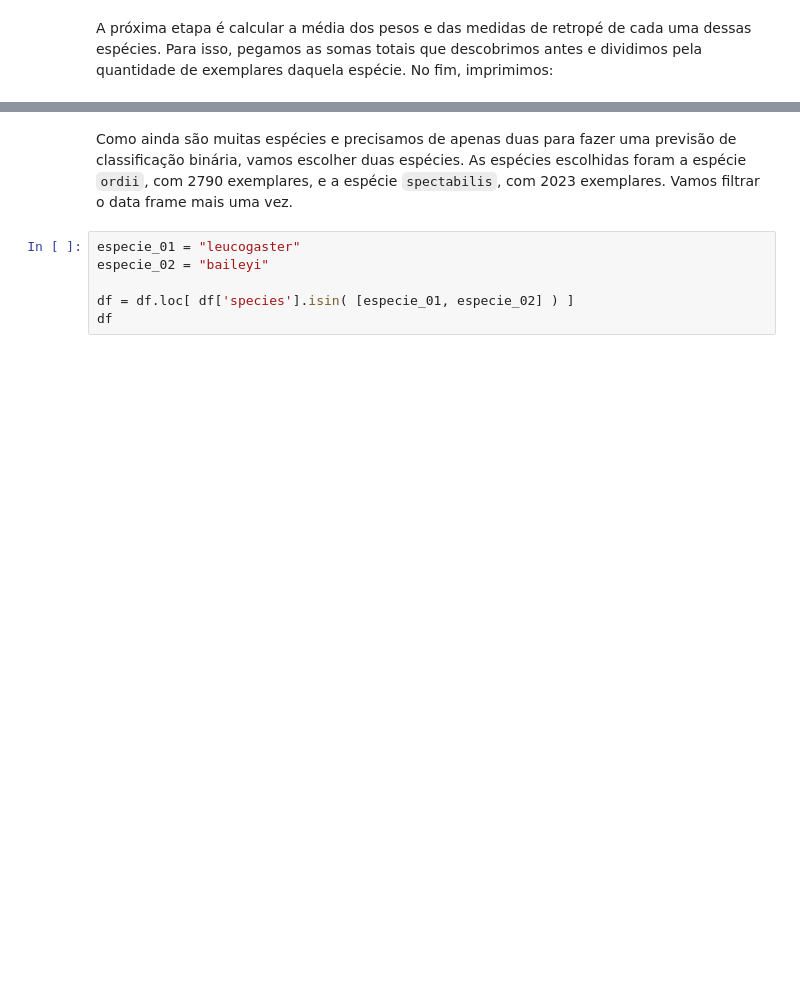
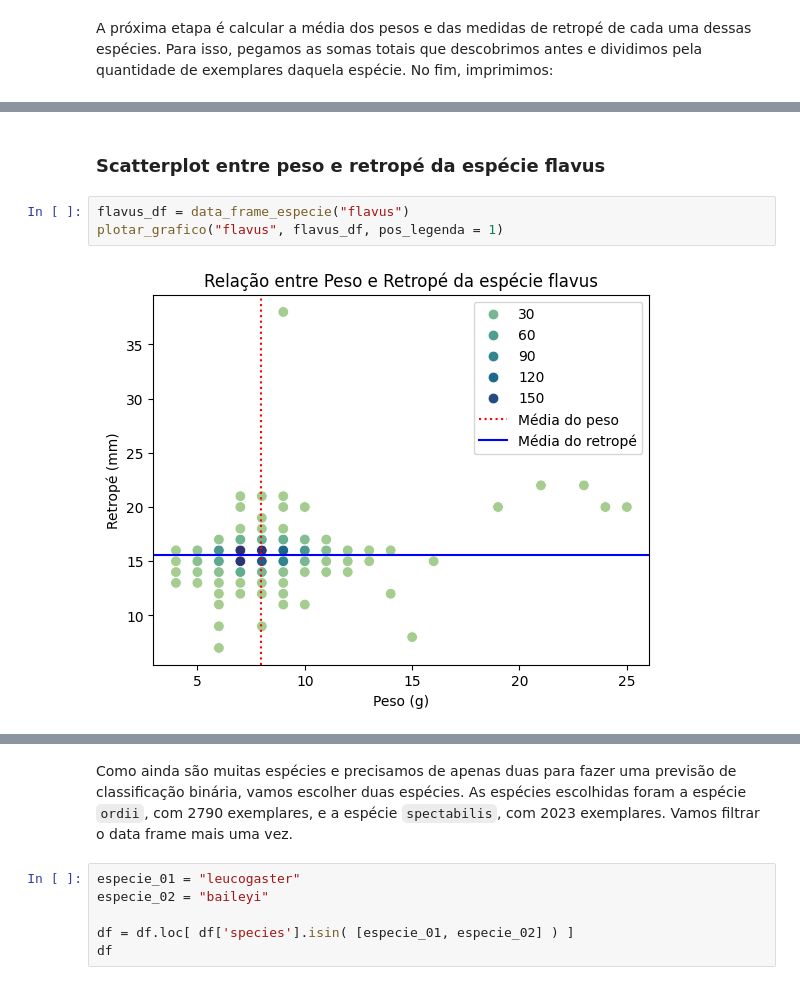
Before and after one commit to helocano/cubo-gelatinoso, a Jupyter notebook: CuboGelatinoso_HeloisaCano.ipynb, the cells around one changed output, grey strips where cells are left out. Drawn from its saved outputs; the diff is of its cells as text; blank space fills up the shorter version.

```diff
--- a/CuboGelatinoso_HeloisaCano.ipynb
+++ b/CuboGelatinoso_HeloisaCano.ipynb
@@ -436,0 +492,7 @@ RETROPÉ MÉDIO: 26 mm
+# %% [markdown]
+### Scatterplot entre peso e retropé da espécie flavus
+# %%
+flavus_df = data_frame_especie("flavus")
+plotar_grafico("flavus", flavus_df, pos_legenda = 1)
+# %% [output]
+[figure, added]
```
Also changed, not shown: parts of 40 cells of this notebook.
